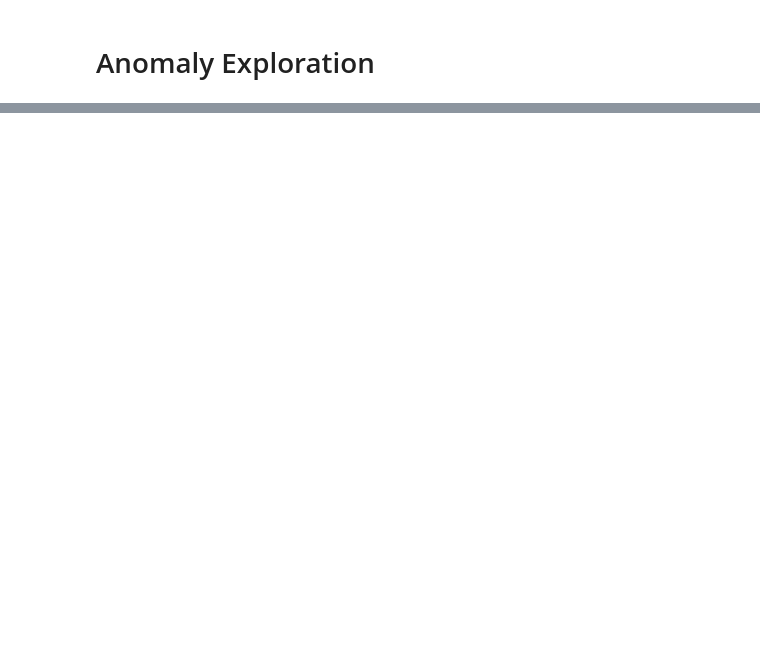
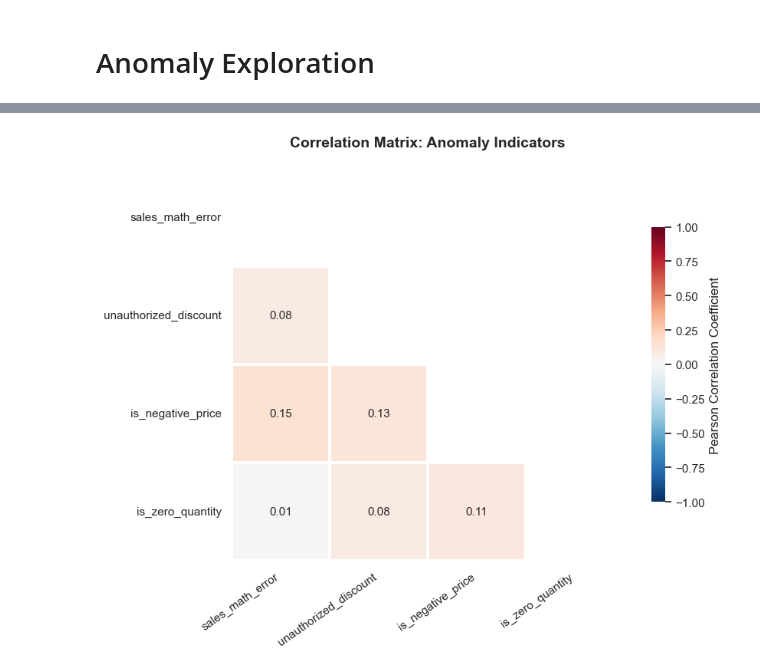
Before and after one commit to Suhastg2004/ai-data-quality-pipeline, a Jupyter notebook: dq_pipeline/dq_given_data/anomaly_exploration.ipynb, the cells around one changed output, grey strips where cells are left out. Saved outputs shown, nothing was run; the diff lists cells and outputs as text; code cells hidden in the pictures; blank space fills up the shorter version.

```diff
--- a/dq_pipeline/dq_given_data/anomaly_exploration.ipynb
+++ b/dq_pipeline/dq_given_data/anomaly_exploration.ipynb
@@ -160,0 +3,57 @@ S0014                     9                7                      8
+# %%
+import numpy as np
+import pandas as pd
+import seaborn as sns
+import matplotlib.pyplot as plt
+
+# Load your flagged transactions data
+df = pd.read_csv("output/engineered_dataset2.csv")
+
+# 1. Define only the specific anomaly columns from the dataset (Removed qty_zscore)
+anomaly_cols = [
+    "sales_math_error",
+    "unauthorized_discount",
+    "is_negative_price",
+    "is_zero_quantity"
+]
+
+# Ensure we only try to plot columns that actually exist in the dataframe
+valid_anomaly_cols = [col for col in anomaly_cols if col in df.columns]
+
+# Set a professional, crisp plotting style
+sns.set_theme(style="white")
+plt.rcParams.update({
+    'font.size': 11,
+    'axes.labelsize': 12,
+    'axes.titlesize': 14,
+    'figure.titlesize': 16
+})
+
+plt.figure(figsize=(9, 7))
+
+# Calculate correlation matrix
+corr_matrix = df[valid_anomaly_cols].corr()
+
+# Create a clean diagonal mask to hide redundant upper-triangle data
+mask = np.triu(np.ones_like(corr_matrix, dtype=bool))
+
+# Draw the beautifully styled heatmap
+sns.heatmap(
+    corr_matrix,
+    mask=mask,
+    cmap="RdBu_r",          # Professional diverging palette
+    vmin=-1.0, vmax=1.0,
+    annot=True,
+    fmt=".2f",
+    square=True,            # Force cells to be perfectly square
+    linewidths=1.5,         # Clean white grid lines separating cells
+    cbar_kws={"shrink": 0.7, "label": "Pearson Correlation Coefficient"}
+)
+
+plt.title("Correlation Matrix: Anomaly Indicators", pad=20, fontweight="bold")
+plt.xticks(rotation=35, ha="right")
+plt.yticks(rotation=0)
+plt.tight_layout()
+plt.show()
+# %% [output]
+[figure, added]
```
Also changed, not shown: parts of 5 cells of this notebook, 12 other files.
